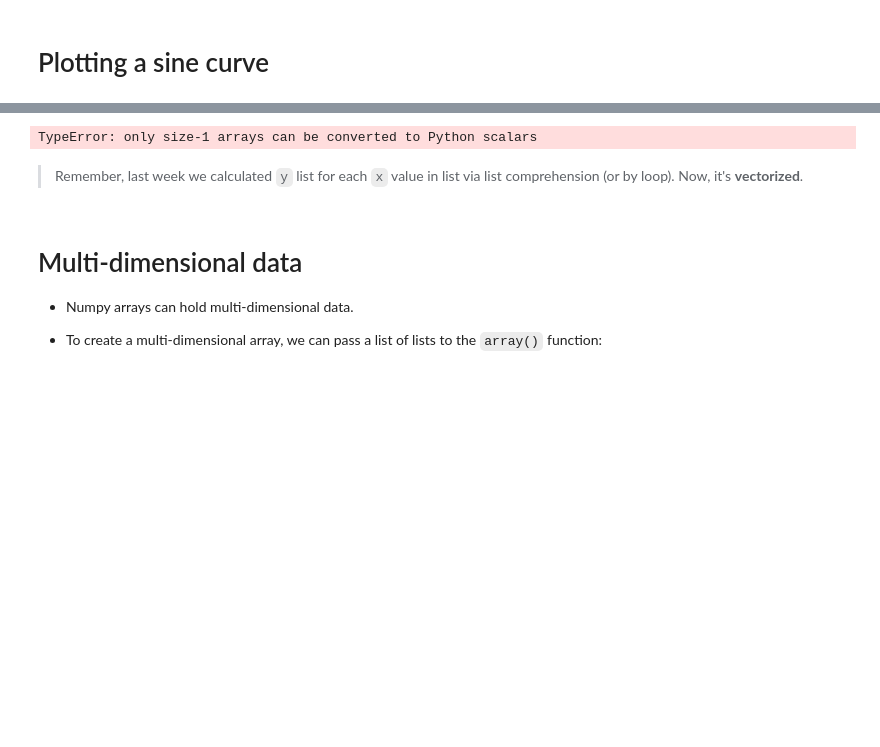
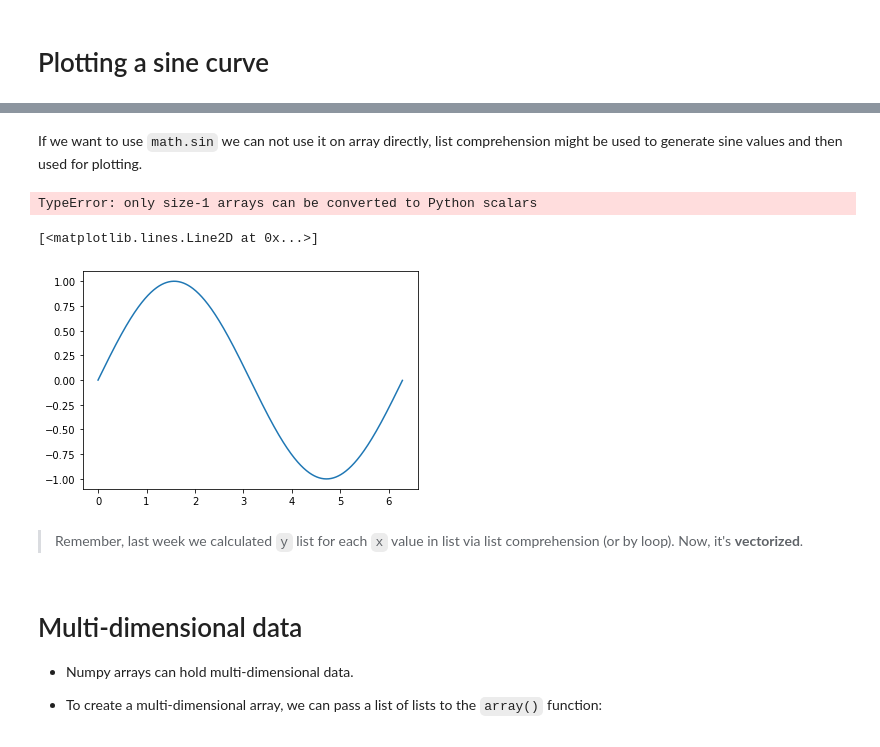
Before and after one commit to alperyilmaz/jupyterlab-python-intro-tr, a Jupyter notebook: 09-numpy.ipynb, the cells around one changed output, grey strips where cells are left out. Saved outputs shown, nothing was run; the diff lists cells and outputs as text; code cells hidden in the pictures; blank space fills up the shorter version.

```diff
--- a/09-numpy.ipynb
+++ b/09-numpy.ipynb
@@ -289,9 +342,19 @@ plt.plot(x, y)
+# %% [markdown]
+If we want to use `math.sin` we can not use it on array directly, list comprehension might be used to generate sine values and then used for plotting.
 # %%
 import math
 
 math.sin(x)
 # %% [output]
 TypeError: only size-1 arrays can be converted to Python scalars
+# %%
+import math
+y2 = [math.sin(i) for i in x]
+# %%
+plt.plot(x,y2)
+# %% [output]
+[<matplotlib.lines.Line2D at 0x...>]
+[figure, added]
 # %% [markdown]
 > Remember, last week we calculated `y` list for each `x` value in list via list comprehension (or by loop). Now, it's **vectorized**.
 # %% [markdown]
```
Also changed, not shown: parts of 25 cells of this notebook, 3 other files.
